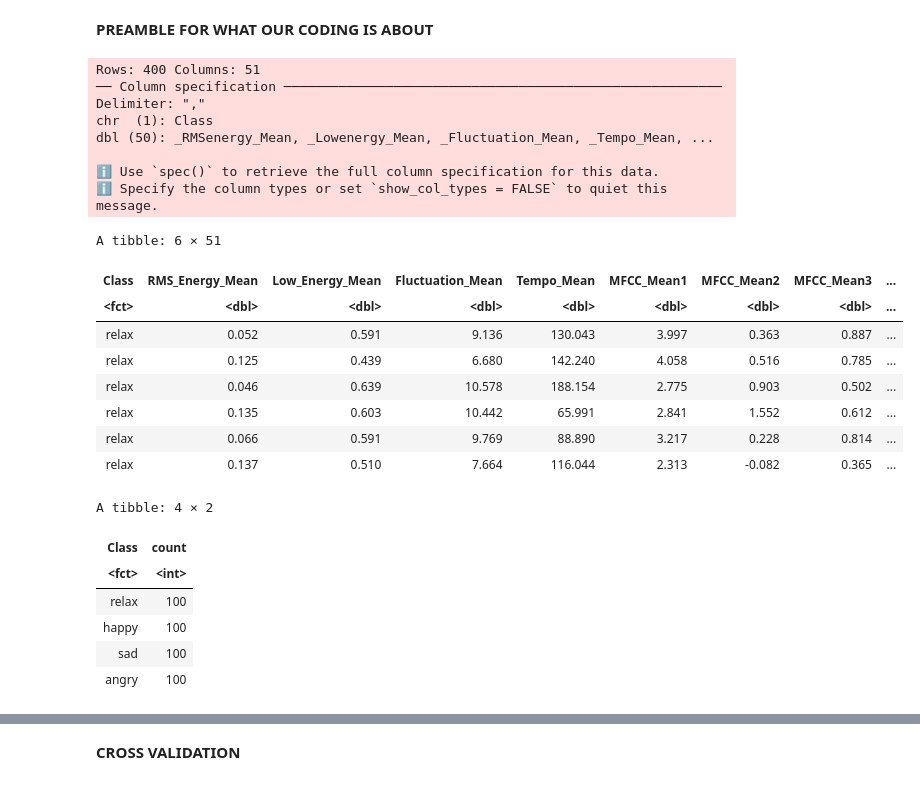
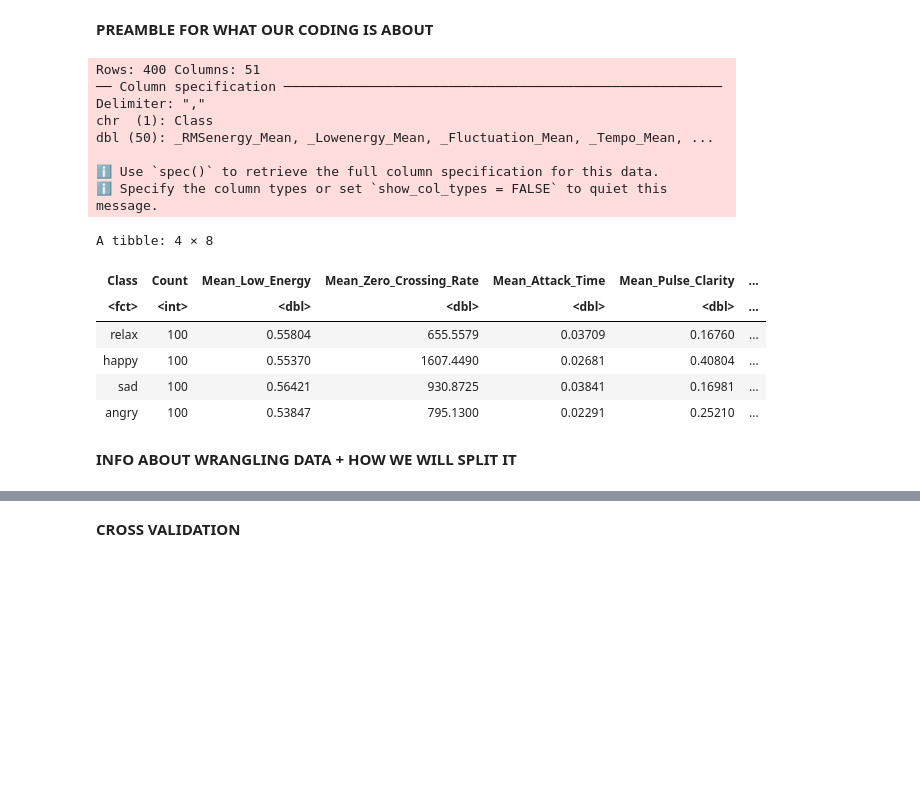
Before and after one commit to sonatuna/DSCI100-project, a Jupyter notebook: project_program.ipynb, the cells around one changed output, grey strips where cells are left out. Saved outputs shown, nothing was run; the diff lists cells and outputs as text; code cells hidden in the pictures; blank space fills up the shorter version.

Commit message:
Added figure labels, added another plot, adjusted the table

```diff
--- a/project_program.ipynb
+++ b/project_program.ipynb
@@ -28,45 +28,43 @@ library(broom)
 # %%
 turkish_data <- read_csv("https://archive.ics.uci.edu/ml/machine-learning-databases/00638/Acoustic%20Features.csv")
 colnames(turkish_data) <- c("Class", "RMS_Energy_Mean", "Low_Energy_Mean", "Fluctuation_Mean", "Tempo_Mean",
                             "MFCC_Mean1", "MFCC_Mean2", "MFCC_Mean3", "MFCC_Mean4", "MFCC_Mean5", "MFCC_Mean6",
                             "MFCC_Mean7", "MFCC_Mean8", "MFCC_Mean9", "MFCC_Mean10", "MFCC_Mean11", "MFCC_Mean12",
                             "MFCC_Mean13", "Roughness_Mean", "Roughness_Slope", "Zero_Crossing_Rate_Mean",
                             "Attack_Time_Mean", "Attack_Time_Slope", "Roll_Off_Mean", "Event_Density_Mean", "Pulse_Clarity_Mean",
                             "Brightness_Mean", "Spectral_Centroid_Mean", "Spectral_Spread_Mean", "Spectral_Skewness_Mean",
                             "Spectral_Kurtosis_Mean", "Spectral_Flatness_Mean", "Entropy_of_Spectrum_Mean", "Chromagram_Mean1",
                             "Chromagram_Mean2", "Chromagram_Mean3", "Chromagram_Mean4", "Chromagram_Mean5", "Chromagram_Mean6",
                             "Chromagram_Mean7", "Chromagram_Mean8", "Chromagram_Mean9", "Chromagram_Mean10", "Chromagram_Mean11",
                             "Chromagram_Mean12", "Harmonic_Change_Detection_Function_Mean", "Harmonic_Change_Detection_Function_Std",
                             "Harmonic_Change_Detection_Function_Slope", "Harmonic_Change_Detection_Function_Period_Freq",
                             "Harmonic_Change_Detection_Function_Period_Amp", "Harmonic_Change_Detection_Function_Period_Entropy")
 turkish_data <- mutate(turkish_data, Class = as_factor(Class))
-head(turkish_data)
 check_amounts <- turkish_data |>
     group_by(Class) |>
-    summarise(count = n())
+    summarise(Count = n(),
+              Mean_Low_Energy = mean(Low_Energy_Mean),
+              Mean_Zero_Crossing_Rate = mean(Zero_Crossing_Rate_Mean),
+              Mean_Attack_Time = mean(Attack_Time_Mean),
+              Mean_Pulse_Clarity = mean(Pulse_Clarity_Mean),
+              Mean_Spectral_Spread = mean(Spectral_Spread_Mean),
+              Mean_Harmonic_Change_Detection_Function = mean(Harmonic_Change_Detection_Function_Mean))
 check_amounts
 # %% [output]
 Rows: 400 Columns: 51
 ── Column specification ────────────────────────────────────────────────────────
 Delimiter: ","
 chr  (1): Class
 dbl (50): _RMSenergy_Mean, _Lowenergy_Mean, _Fluctuation_Mean, _Tempo_Mean, ...
 
 ℹ Use `spec()` to retrieve the full column specification for this data.
 ℹ Specify the column types or set `show_col_types = FALSE` to quiet this message.
-A tibble: 6 × 51
+A tibble: 4 × 8
-| Class | RMS_Energy_Mean | Low_Energy_Mean | Fluctuation_Mean | Tempo_Mean | MFCC_Mean1 | MFCC_Mean2 | MFCC_Mean3 | ... |
-| <fct> | <dbl> | <dbl> | <dbl> | <dbl> | <dbl> | <dbl> | <dbl> | ... |
-| relax | 0.052 | 0.591 | 9.136 | 130.043 | 3.997 | 0.363 | 0.887 | ... |
-| relax | 0.125 | 0.439 | 6.680 | 142.240 | 4.058 | 0.516 | 0.785 | ... |
-| relax | 0.046 | 0.639 | 10.578 | 188.154 | 2.775 | 0.903 | 0.502 | ... |
-| relax | 0.135 | 0.603 | 10.442 | 65.991 | 2.841 | 1.552 | 0.612 | ... |
-| relax | 0.066 | 0.591 | 9.769 | 88.890 | 3.217 | 0.228 | 0.814 | ... |
-| relax | 0.137 | 0.510 | 7.664 | 116.044 | 2.313 | -0.082 | 0.365 | ... |
+| Class | Count | Mean_Low_Energy | Mean_Zero_Crossing_Rate | Mean_Attack_Time | Mean_Pulse_Clarity | ... |
+| <fct> | <int> | <dbl> | <dbl> | <dbl> | <dbl> | ... |
+| relax | 100 | 0.55804 | 655.5579 | 0.03709 | 0.16760 | ... |
+| happy | 100 | 0.55370 | 1607.4490 | 0.02681 | 0.40804 | ... |
+| sad | 100 | 0.56421 | 930.8725 | 0.03841 | 0.16981 | ... |
+| angry | 100 | 0.53847 | 795.1300 | 0.02291 | 0.25210 | ... |
-A tibble: 4 × 2
-| Class | count |
-| <fct> | <int> |
-| relax | 100 |
-| happy | 100 |
-| sad | 100 |
-| angry | 100 |
+# %% [markdown]
+**INFO ABOUT WRANGLING DATA + HOW WE WILL SPLIT IT**
```
Also changed, not shown: parts of 9 cells of this notebook.
